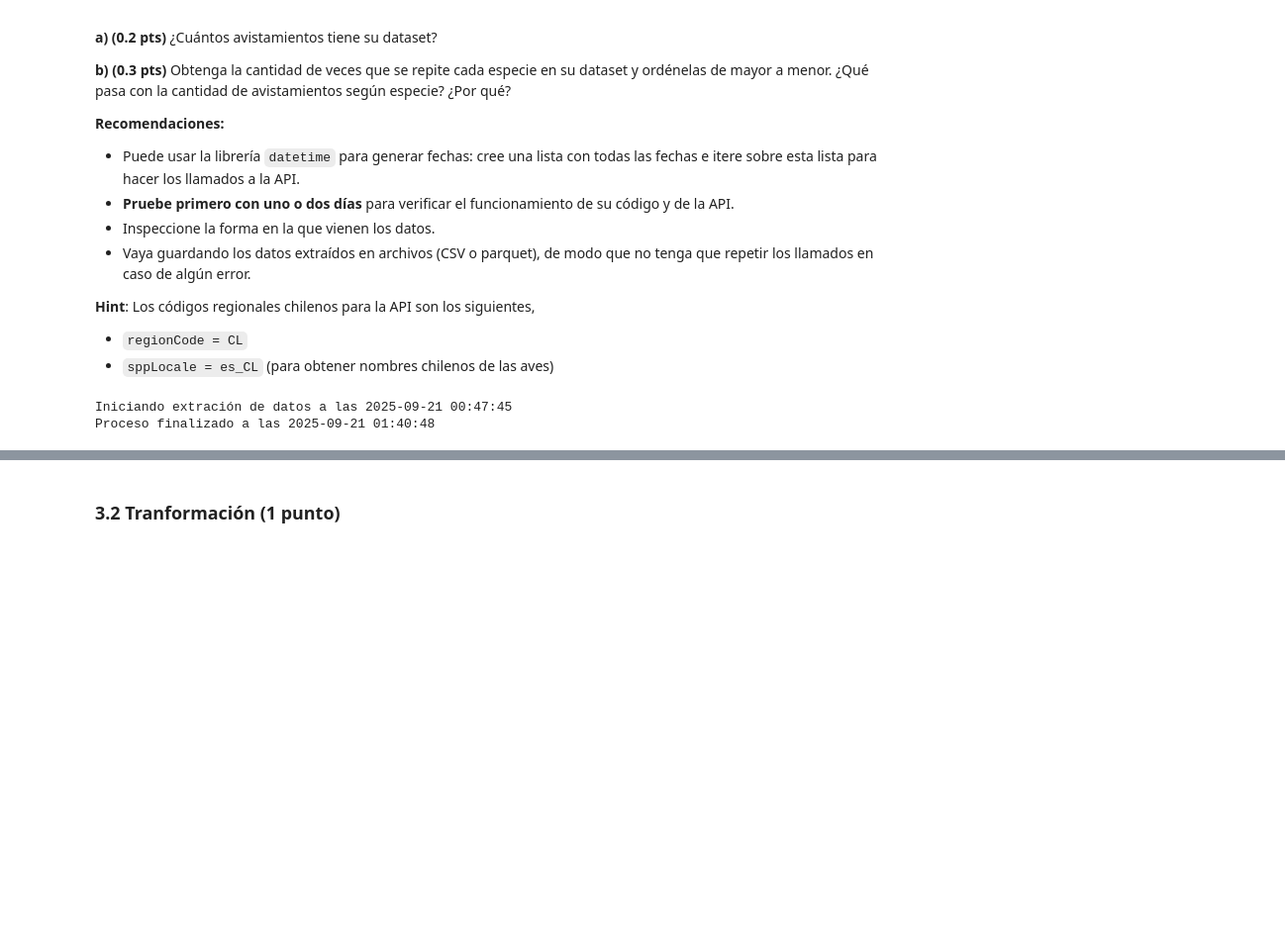
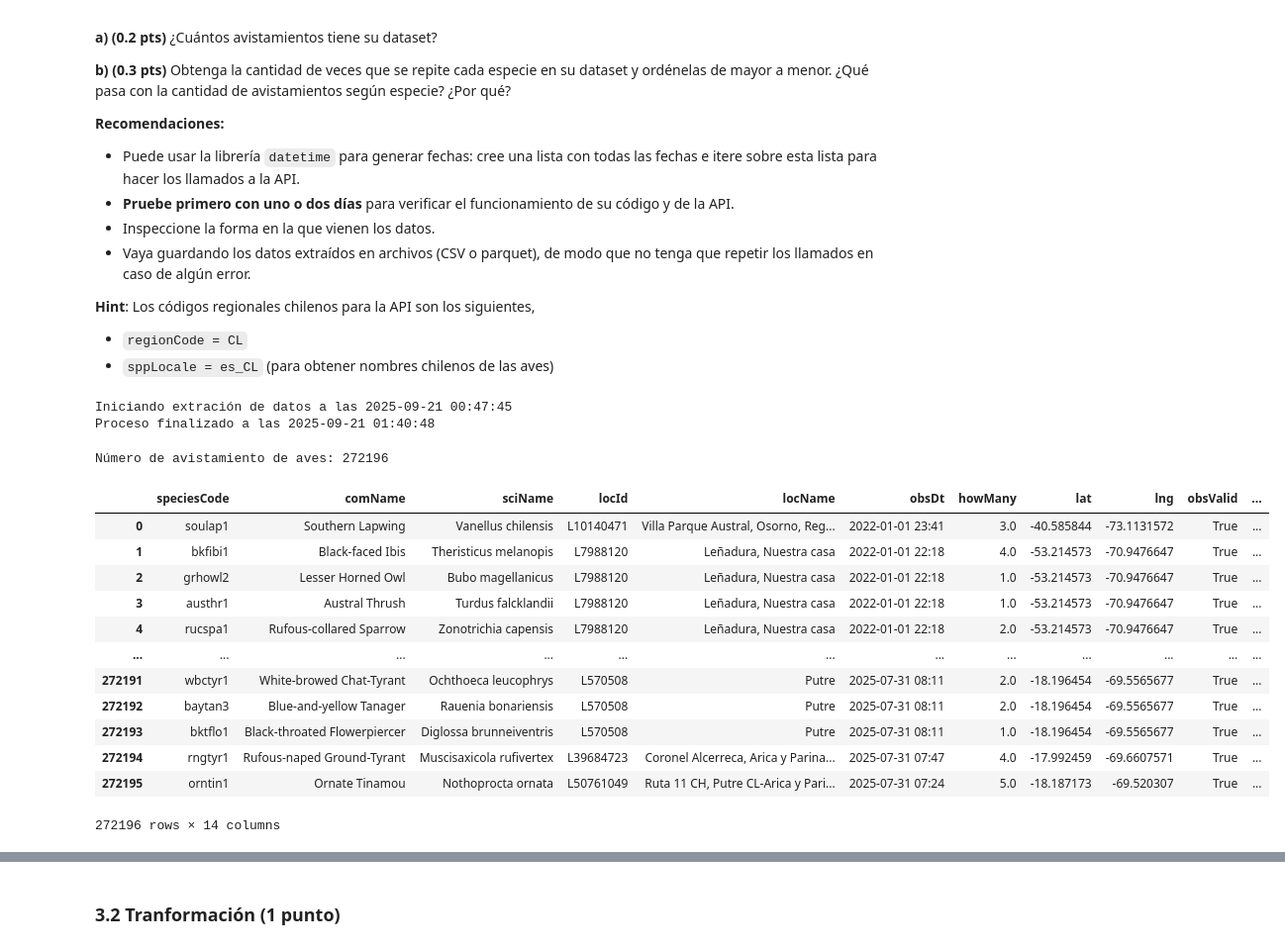
Before and after one commit to BenjaCidR/IMT2200-BENJAMIN-CID, a Jupyter notebook: Tareas/tarea 02/IMT2200-25s2 - Tarea 02.ipynb, the cells around one changed output, grey strips where cells are left out. Shown: that part at 99% size. Cells and saved outputs as stored; diff of their text form; code cells hidden in the pictures; blank space fills up the shorter version.

```diff
--- a/Tareas/tarea 02/IMT2200-25s2 - Tarea 02.ipynb
+++ b/Tareas/tarea 02/IMT2200-25s2 - Tarea 02.ipynb
@@ -186,5 +186,25 @@ print(f"Proceso finalizado a las {ahora2.strftime("%Y-%m-%d %H:%M:%S")}")
 Iniciando extración de datos a las 2025-09-21 00:47:45
 Proceso finalizado a las 2025-09-21 01:40:48
 # %%
-# Respuesta a
+# Respuesta 3.1 A
+with open('MainAvistamientosPAvesChile_2022-2025.csv') as file:
+    df = pd.read_csv(file)
+
+print(f"Número de avistamiento de aves: {len(df)}") #RESPUESTA A
+df
+# %% [output]
+Número de avistamiento de aves: 272196
+|  | speciesCode | comName | sciName | locId | locName | obsDt | howMany | lat | lng | obsValid | ... |
+| 0 | soulap1 | Southern Lapwing | Vanellus chilensis | L10140471 | Villa Parque Austral, Osorno, Reg... | 2022-01-01 23:41 | 3.0 | -40.585844 | -73.1131572 | True | ... |
+| 1 | bkfibi1 | Black-faced Ibis | Theristicus melanopis | L7988120 | Leñadura, Nuestra casa | 2022-01-01 22:18 | 4.0 | -53.214573 | -70.9476647 | True | ... |
+| 2 | grhowl2 | Lesser Horned Owl | Bubo magellanicus | L7988120 | Leñadura, Nuestra casa | 2022-01-01 22:18 | 1.0 | -53.214573 | -70.9476647 | True | ... |
+| 3 | austhr1 | Austral Thrush | Turdus falcklandii | L7988120 | Leñadura, Nuestra casa | 2022-01-01 22:18 | 1.0 | -53.214573 | -70.9476647 | True | ... |
+| 4 | rucspa1 | Rufous-collared Sparrow | Zonotrichia capensis | L7988120 | Leñadura, Nuestra casa | 2022-01-01 22:18 | 2.0 | -53.214573 | -70.9476647 | True | ... |
+| ... | ... | ... | ... | ... | ... | ... | ... | ... | ... | ... | ... |
+| 272191 | wbctyr1 | White-browed Chat-Tyrant | Ochthoeca leucophrys | L570508 | Putre | 2025-07-31 08:11 | 2.0 | -18.196454 | -69.5565677 | True | ... |
+| 272192 | baytan3 | Blue-and-yellow Tanager | Rauenia bonariensis | L570508 | Putre | 2025-07-31 08:11 | 2.0 | -18.196454 | -69.5565677 | True | ... |
+| 272193 | bktflo1 | Black-throated Flowerpiercer | Diglossa brunneiventris | L570508 | Putre | 2025-07-31 08:11 | 1.0 | -18.196454 | -69.5565677 | True | ... |
+| 272194 | rngtyr1 | Rufous-naped Ground-Tyrant | Muscisaxicola rufivertex | L39684723 | Coronel Alcerreca, Arica y Parina... | 2025-07-31 07:47 | 4.0 | -17.992459 | -69.6607571 | True | ... |
+| 272195 | orntin1 | Ornate Tinamou | Nothoprocta ornata | L50761049 | Ruta 11 CH, Putre CL-Arica y Pari... | 2025-07-31 07:24 | 5.0 | -18.187173 | -69.520307 | True | ... |
+272196 rows × 14 columns
 # %%
```
Also changed, not shown: parts of 4 cells of this notebook, 3 other files.
